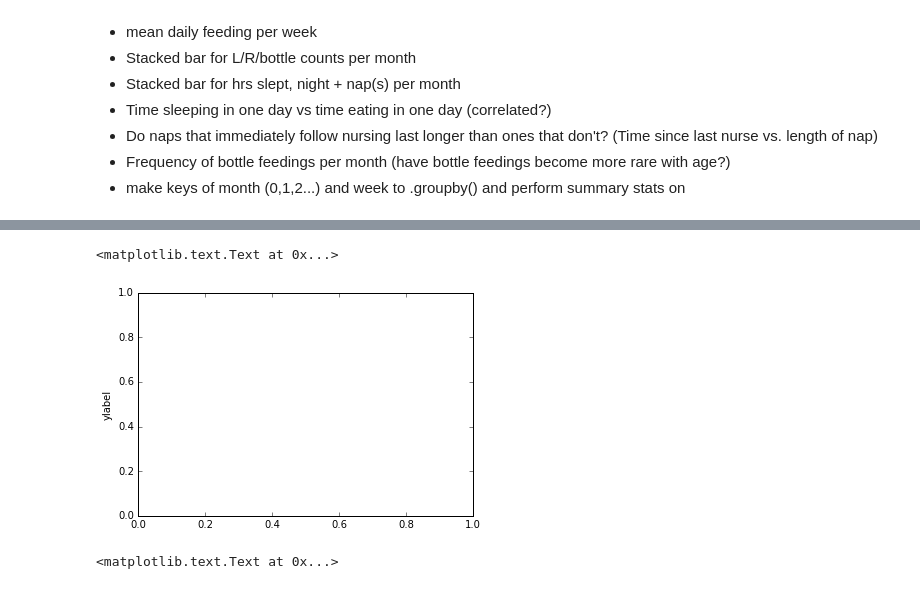
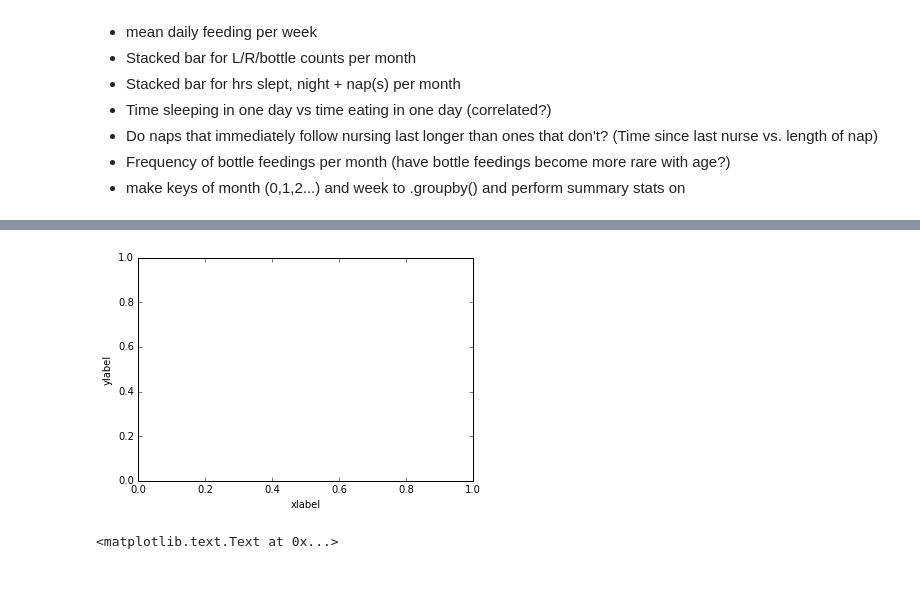
Before and after one commit to randirl17/FeedingTimes, a Jupyter notebook: nursing.ipynb, the cells around one changed output, grey strips where cells are left out. Saved outputs shown, nothing was run; the diff lists cells and outputs as text; code cells hidden in the pictures.

Commit message:
updated plotting

```diff
--- a/nursing.ipynb
+++ b/nursing.ipynb
@@ -248,10 +102,9 @@ monthly.describe()
 # %%
 fig = plt.figure(); ax = fig.add_subplot(1,1,1)
-ax.set_title=("Average Length of Feeding Time")
 ax.set_ylabel('ylabel')
+ax.set_xlabel('xlabel')
 # %% [output]
-<matplotlib.text.Text at 0x...>
-[figure, old version]
+[figure, new version]
 # %%
 rm15 = df[df['Total Feed'] != 15.]
 # %%
```
Also changed, not shown: parts of 41 cells of this notebook, 3 other files.
